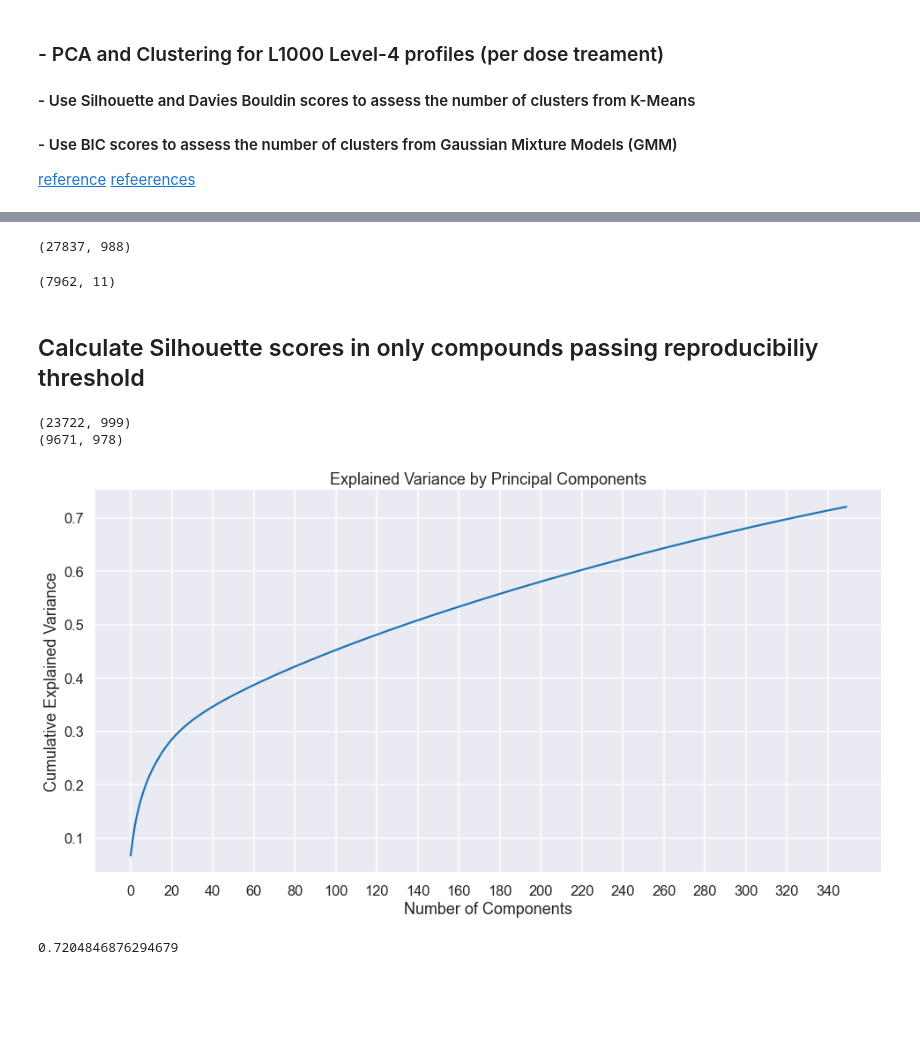
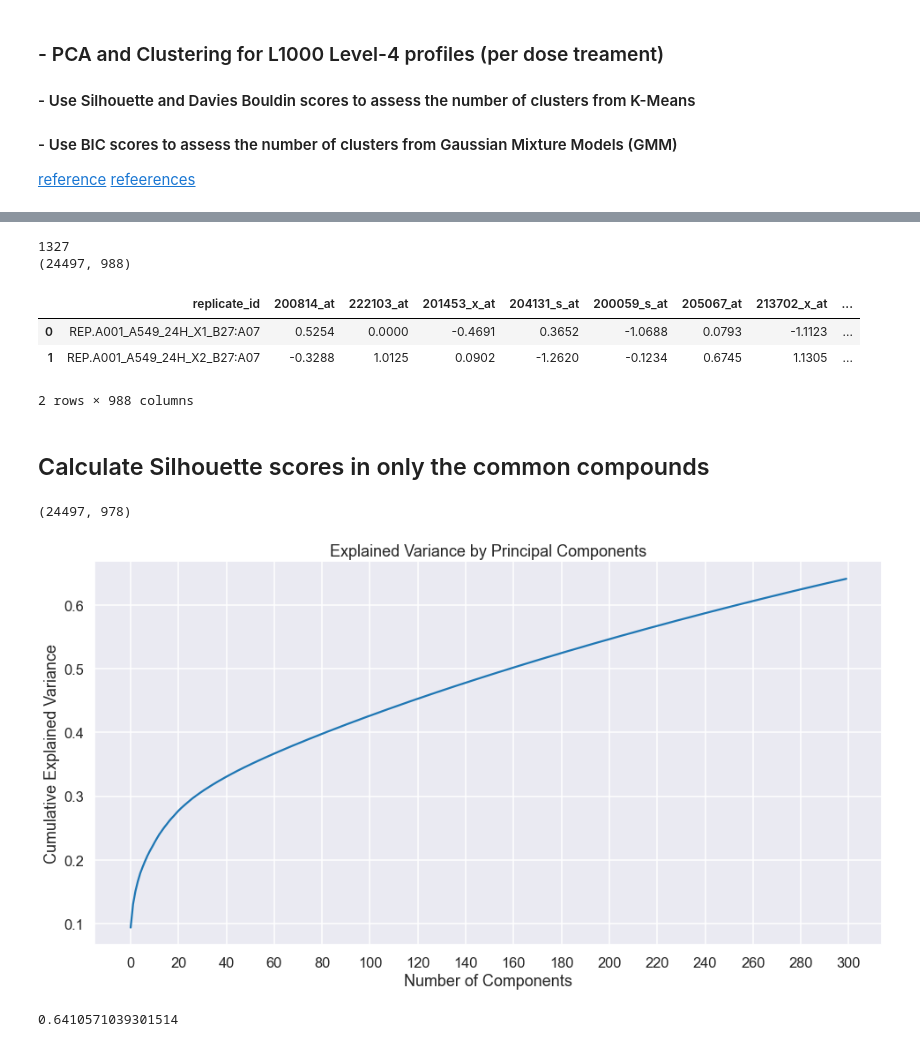
Before and after one commit to broadinstitute/lincs-profiling-complementarity, a Jupyter notebook: 3.clustering-pca/1.L1000_pca_clustering_analysis.ipynb, the cells around one changed output, grey strips where cells are left out. Saved outputs shown, nothing was run; the diff lists cells and outputs as text; code cells hidden in the pictures; blank space fills up the shorter version.

```diff
--- a/3.clustering-pca/1.L1000_pca_clustering_analysis.ipynb
+++ b/3.clustering-pca/1.L1000_pca_clustering_analysis.ipynb
@@ -35,6 +35,8 @@ sns.set_context("talk")
 import warnings
 warnings.simplefilter(action='ignore', category=FutureWarning)
 np.warnings.filterwarnings('ignore', category=np.VisibleDeprecationWarning)
+# %%
+number_of_pcs = 300
 # %%
 L1000_level4_path = "../1.Data-exploration/Profiles_level4/L1000/L1000_lvl4_cpd_replicate_datasets"
 output_path = "results/L1000/"
@@ -41,18 +63,18 @@ output_path = "results/L1000/"
 # %%
+# Load level 4 compounds
 df_level4 = pd.read_csv(os.path.join(L1000_level4_path, 'L1000_level4_cpd_replicates.csv.gz'),
                         compression='gzip',low_memory = False)
+df_level4.pert_iname = df_level4.pert_iname.str.lower()
 
+df_level4 = df_level4.query("pert_iname in @common_compounds").reset_index(drop=True)
+
+print(df_level4.pert_iname.nunique())
 print(df_level4.shape)
+df_level4.head(2)
 # %% [output]
-(27837, 988)
+1327
+(24497, 988)
+|  | replicate_id | 200814_at | 222103_at | 201453_x_at | 204131_s_at | 200059_s_at | 205067_at | 213702_x_at | ... |
+| 0 | REP.A001_A549_24H_X1_B27:A07 | 0.5254 | 0.0000 | -0.4691 | 0.3652 | -1.0688 | 0.0793 | -1.1123 | ... |
+| 1 | REP.A001_A549_24H_X2_B27:A07 | -0.3288 | 1.0125 | 0.0902 | -1.2620 | -0.1234 | 0.6745 | 1.1305 | ... |
+2 rows × 988 columns
-# %%
-# Load data that were deemed highly reproducible
-sig_file = pathlib.Path("..", "5.paper_figures", "data", "significant_compounds_by_threshold_both_assays.tsv.gz")
-significant_compounds_df = pd.read_csv(sig_file, sep="\t")
-
-significant_compounds_df = significant_compounds_df.assign(Metadata_dose_recode = significant_compounds_df.dose.str.strip(" uM"))
-significant_compounds_df.Metadata_dose_recode = significant_compounds_df.Metadata_dose_recode.rank(method="dense").astype(int)
-
-print(significant_compounds_df.shape)
-# %% [output]
-(7962, 11)
@@ -161,34 +191,27 @@ def create_df(data_dict, col_name, dose_num):
     df['dose'] = dose_num
     return df
 # %% [markdown]
-## Calculate Silhouette scores in only compounds passing reproducibiliy threshold
+## Calculate Silhouette scores in only the common compounds
 # %%
-df_lvl4_thresh_df = df_level4[df_level4['pert_iname'] != 'DMSO'].reset_index(drop=True)
-
 metadata_cols = [
     'replicate_id', 'sig_id', 'pert_id', 'pert_idose', 'det_plate',
     'det_well', 'Metadata_broad_sample', 'moa', 'pert_iname'
 ]
 
-df_lvl4_thresh_df = df_lvl4_thresh_df.merge(
-    significant_compounds_df,
-    left_on = ["pert_iname", "dose"],
-    right_on=["compound", "Metadata_dose_recode"]
-)
+# Extract only the features (drop metadata)
+df_common_alldose = df_level4.drop(metadata_cols, axis = 1)
+df_common_alldose = df_common_alldose.loc[:, df_common_alldose.columns.str.endswith("_at")]
 
-df_thresh_alldose = df_lvl4_thresh_df.query("pass_cellpainting_thresh").drop(metadata_cols, axis = 1)
-df_thresh_alldose = df_thresh_alldose.loc[:, df_thresh_alldose.columns.str.endswith("_at")]
-
-print(df_lvl4_thresh_df.shape)
-print(df_thresh_alldose.shape)
+print(df_common_alldose.shape)
 # %% [output]
-(23722, 999)
-(9671, 978)
+(24497, 978)
 # %%
-pca_all_thresh, df_pc_all_thresh, df_scaled_all_thresh = transform_pca(df_thresh_alldose, dose_num=None)
+pca_all_thresh, df_pc_all_thresh, df_scaled_all_thresh = transform_pca(
+    df_common_alldose, dose_num=None, no_of_pcs=number_of_pcs
+)
 # %% [output]
-[figure, old version]
+[figure, new version]
 # %%
 np.sum(pca_all_thresh.explained_variance_ratio_)
 # %% [output]
-0.7204846876294679
+0.6410571039301514
```
Also changed, not shown: parts of 95 cells of this notebook, 5 other files.
